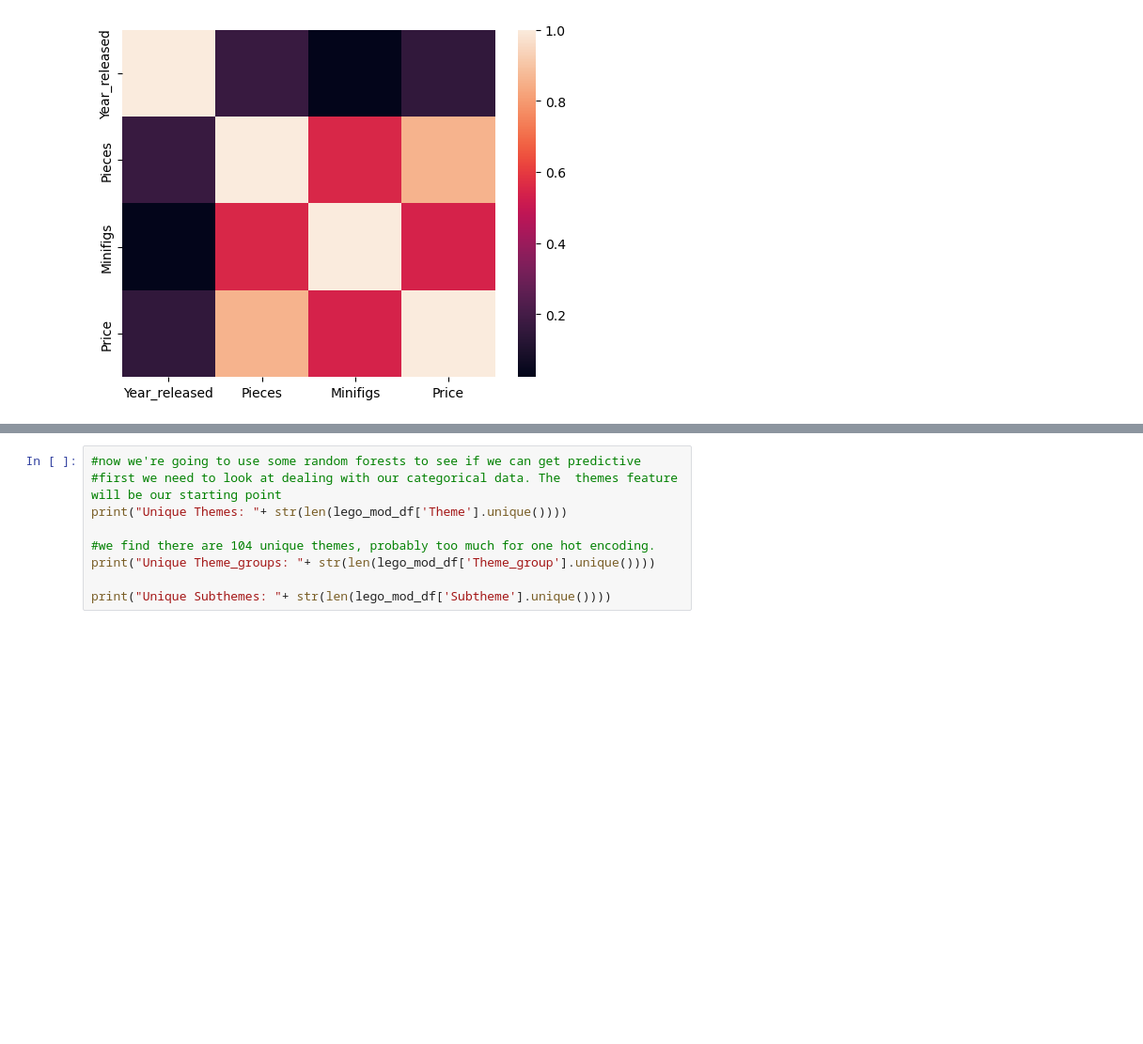
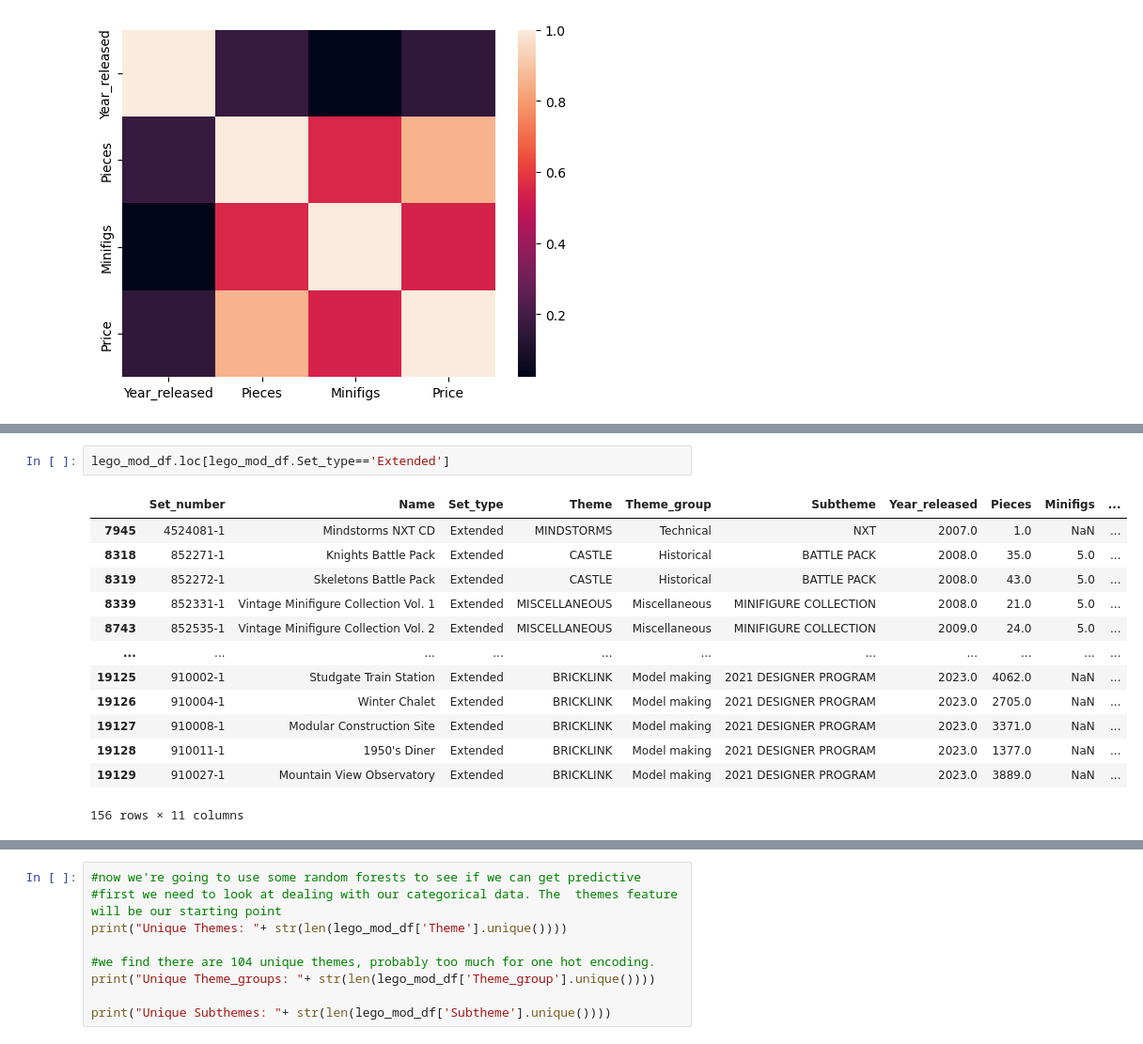
Before and after one commit to Conor020591/LegoSetEDA, a Jupyter notebook: LegoEDA.ipynb, the cells around one changed output, grey strips where cells are left out. Shown at 94% size. Drawn from its saved outputs; the diff is of its cells as text; blank space fills up the shorter version.

```diff
--- a/LegoEDA.ipynb
+++ b/LegoEDA.ipynb
@@ -167,0 +199,16 @@ Unique Age_ranges: 56
+# %%
+lego_mod_df.loc[lego_mod_df.Set_type=='Extended']
+# %% [output]
+|  | Set_number | Name | Set_type | Theme | Theme_group | Subtheme | Year_released | Pieces | Minifigs | ... |
+| 7945 | 4524081-1 | Mindstorms NXT CD | Extended | MINDSTORMS | Technical | NXT | 2007.0 | 1.0 | NaN | ... |
+| 8318 | 852271-1 | Knights Battle Pack | Extended | CASTLE | Historical | BATTLE PACK | 2008.0 | 35.0 | 5.0 | ... |
+| 8319 | 852272-1 | Skeletons Battle Pack | Extended | CASTLE | Historical | BATTLE PACK | 2008.0 | 43.0 | 5.0 | ... |
+| 8339 | 852331-1 | Vintage Minifigure Collection Vol. 1 | Extended | MISCELLANEOUS | Miscellaneous | MINIFIGURE COLLECTION | 2008.0 | 21.0 | 5.0 | ... |
+| 8743 | 852535-1 | Vintage Minifigure Collection Vol. 2 | Extended | MISCELLANEOUS | Miscellaneous | MINIFIGURE COLLECTION | 2009.0 | 24.0 | 5.0 | ... |
+| ... | ... | ... | ... | ... | ... | ... | ... | ... | ... | ... |
+| 19125 | 910002-1 | Studgate Train Station | Extended | BRICKLINK | Model making | 2021 DESIGNER PROGRAM | 2023.0 | 4062.0 | NaN | ... |
+| 19126 | 910004-1 | Winter Chalet | Extended | BRICKLINK | Model making | 2021 DESIGNER PROGRAM | 2023.0 | 2705.0 | NaN | ... |
+| 19127 | 910008-1 | Modular Construction Site | Extended | BRICKLINK | Model making | 2021 DESIGNER PROGRAM | 2023.0 | 3371.0 | NaN | ... |
+| 19128 | 910011-1 | 1950's Diner | Extended | BRICKLINK | Model making | 2021 DESIGNER PROGRAM | 2023.0 | 1377.0 | NaN | ... |
+| 19129 | 910027-1 | Mountain View Observatory | Extended | BRICKLINK | Model making | 2021 DESIGNER PROGRAM | 2023.0 | 3889.0 | NaN | ... |
+156 rows × 11 columns
```
Also changed, not shown: parts of 21 cells of this notebook.
